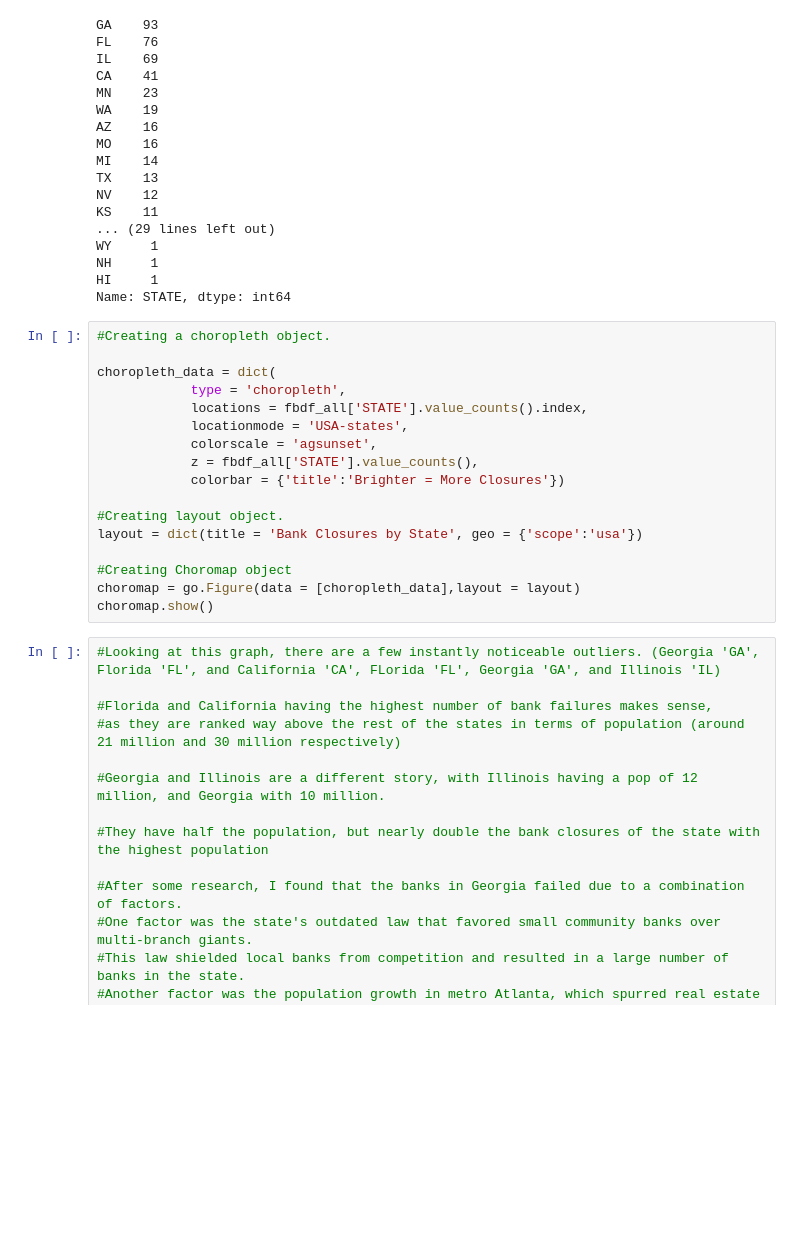
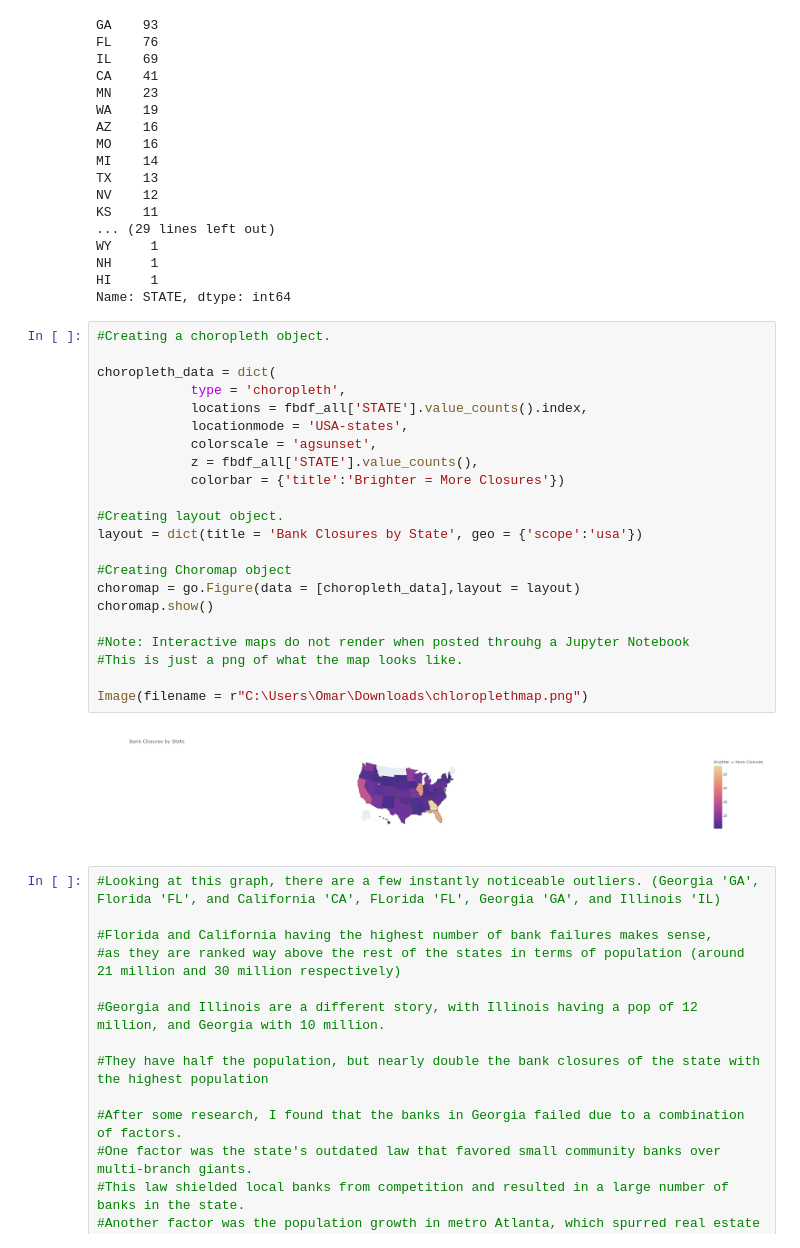
Before and after one commit to oasfour00/Data-Analysis-Portfolio, a Jupyter notebook: Data Analysis Portfolio Project 1.ipynb, the cells around one changed output. Saved outputs shown, nothing was run; the diff lists cells and outputs as text; blank space fills up the shorter version.

```diff
--- a/Data Analysis Portfolio Project 1.ipynb
+++ b/Data Analysis Portfolio Project 1.ipynb
@@ -127,20 +127,27 @@ Name: STATE, dtype: int64
 # %%
 #Creating a choropleth object.
 
 choropleth_data = dict(
             type = 'choropleth',
             locations = fbdf_all['STATE'].value_counts().index,
             locationmode = 'USA-states',
             colorscale = 'agsunset',
             z = fbdf_all['STATE'].value_counts(),
             colorbar = {'title':'Brighter = More Closures'})
 
 #Creating layout object.
 layout = dict(title = 'Bank Closures by State', geo = {'scope':'usa'})
 
 #Creating Choromap object
 choromap = go.Figure(data = [choropleth_data],layout = layout)
 choromap.show()
+
+#Note: Interactive maps do not render when posted throuhg a Jupyter Notebook
+#This is just a png of what the map looks like.
+
+Image(filename = r"C:\Users\Omar\Downloads\chloroplethmap.png")
+# %% [output]
+[figure, added]
 # %%
 #Looking at this graph, there are a few instantly noticeable outliers. (Georgia 'GA', Florida 'FL', and California 'CA', FLorida 'FL', Georgia 'GA', and Illinois 'IL)
 
```
Also changed, not shown: parts of 1 cell of this notebook.
